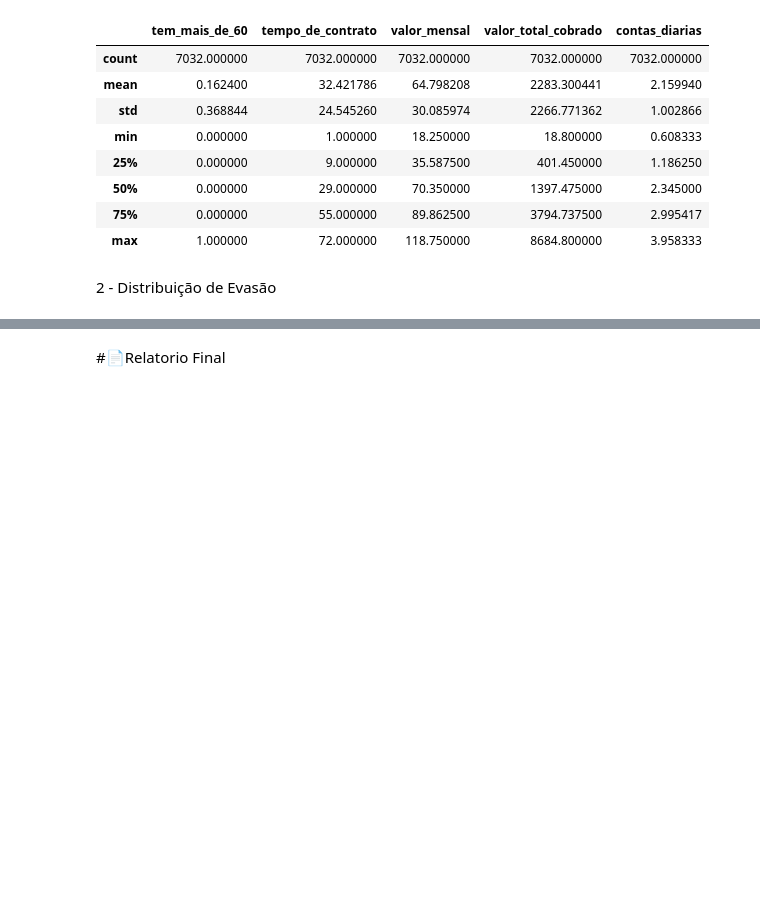
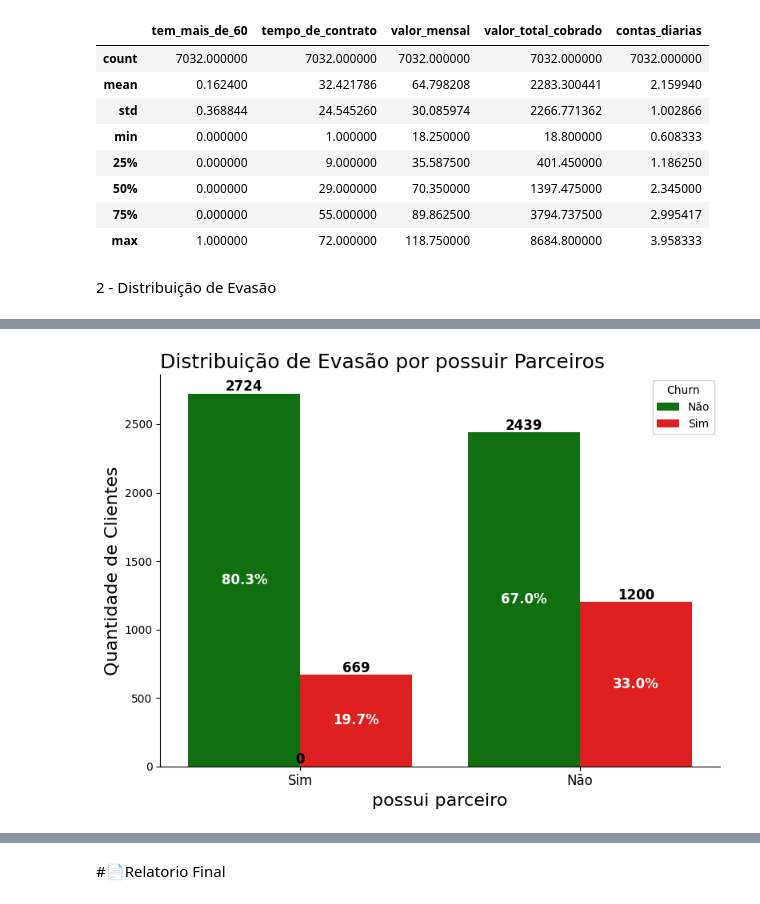
Before and after one commit to carlos-000-carlos/Challenge_2-TelecomX_BR-Cabral, a Jupyter notebook: TelecomX_BR.ipynb, the cells around one changed output, grey strips where cells are left out. Drawn from its saved outputs; the diff is of its cells as text; code cells hidden in the pictures; blank space fills up the shorter version.

```diff
--- a/TelecomX_BR.ipynb
+++ b/TelecomX_BR.ipynb
@@ -554,0 +673,4 @@ plt.show()
+# %%
+gerar_grafico('tem_parceiro', 'possuir Parceiros','possui parceiro')
+# %% [output]
+[figure, added]
```
Also changed, not shown: parts of 12 cells of this notebook.
